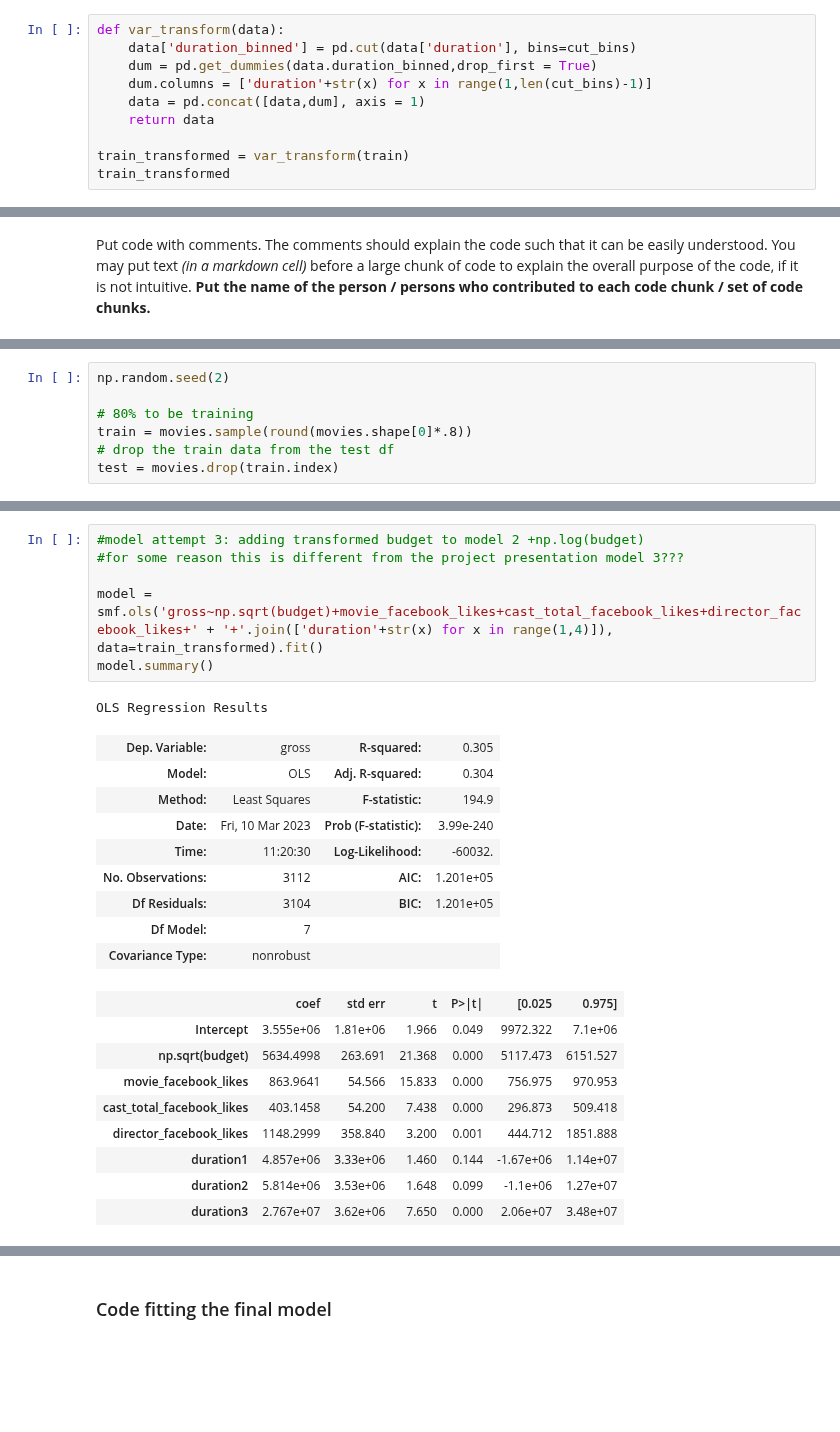
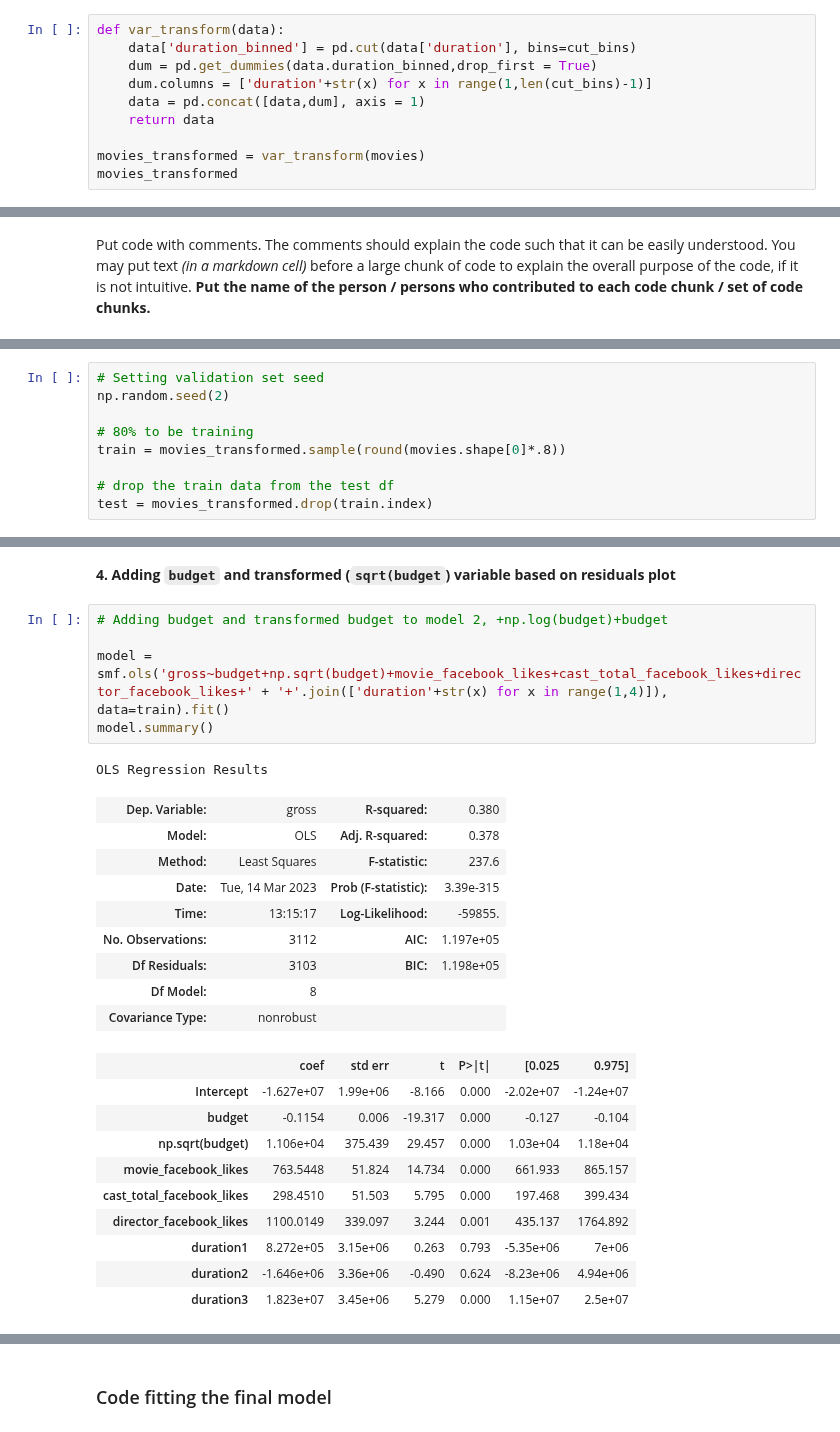
Before and after one commit to kennyeon/Too-Pullz-Project, a Jupyter notebook: Project Code Template.ipynb, the cells around one changed output, grey strips where cells are left out. Cells and saved outputs as stored; diff of their text form; blank space fills up the shorter version.

```diff
--- a/Project Code Template.ipynb
+++ b/Project Code Template.ipynb
@@ -392,7 +364,7 @@ def var_transform(data):
     data = pd.concat([data,dum], axis = 1)
     return data
 
-train_transformed = var_transform(train)
-train_transformed
+movies_transformed = var_transform(movies)
+movies_transformed
 # %% [output]
 |  | color | director_name | num_critic_for_reviews | duration | director_facebook_likes | actor_3_facebook_likes | ... |
@@ -440,0 +429,9 @@ The following data preparation steps helped us to prepare our data for implement
+# %%
+# Setting validation set seed
+np.random.seed(2)
+
+# 80% to be training
+train = movies_transformed.sample(round(movies.shape[0]*.8))
+
+# drop the train data from the test df
+test = movies_transformed.drop(train.index)
@@ -443,7 +517,0 @@ The following data preparation steps helped us to prepare our data for implement
-# %%
-np.random.seed(2)
-
-# 80% to be training
-train = movies.sample(round(movies.shape[0]*.8))
-# drop the train data from the test df
-test = movies.drop(train.index)
@@ -509,26 +721,28 @@ strong multicollinearity or other numerical problems.
+# %% [markdown]
+**4. Adding `budget` and transformed (`sqrt(budget`) variable based on residuals plot**
 # %%
-#model attempt 3: adding transformed budget to model 2 +np.log(budget)
-#for some reason this is different from the project presentation model 3???
+# Adding budget and transformed budget to model 2, +np.log(budget)+budget
 
-model = smf.ols('gross~np.sqrt(budget)+movie_facebook_likes+cast_total_facebook_likes+director_facebook_likes+' + '+'.join(['duration'+str(x) for x in range(1,4)]), data=train_transformed).fit()
+model = smf.ols('gross~budget+np.sqrt(budget)+movie_facebook_likes+cast_total_facebook_likes+director_facebook_likes+' + '+'.join(['duration'+str(x) for x in range(1,4)]), data=train).fit()
 model.summary()
 # %% [output]
 OLS Regression Results
-| Dep. Variable: | gross | R-squared: | 0.305 |
-| Model: | OLS | Adj. R-squared: | 0.304 |
-| Method: | Least Squares | F-statistic: | 194.9 |
-| Date: | Fri, 10 Mar 2023 | Prob (F-statistic): | 3.99e-240 |
-| Time: | 11:20:30 | Log-Likelihood: | -60032. |
-| No. Observations: | 3112 | AIC: | 1.201e+05 |
-| Df Residuals: | 3104 | BIC: | 1.201e+05 |
-| Df Model: | 7 |  |  |
+| Dep. Variable: | gross | R-squared: | 0.380 |
+| Model: | OLS | Adj. R-squared: | 0.378 |
+| Method: | Least Squares | F-statistic: | 237.6 |
+| Date: | Tue, 14 Mar 2023 | Prob (F-statistic): | 3.39e-315 |
+| Time: | 13:15:17 | Log-Likelihood: | -59855. |
+| No. Observations: | 3112 | AIC: | 1.197e+05 |
+| Df Residuals: | 3103 | BIC: | 1.198e+05 |
+| Df Model: | 8 |  |  |
 | Covariance Type: | nonrobust |  |  |
 |  | coef | std err | t | P>|t| | [0.025 | 0.975] |
-| Intercept | 3.555e+06 | 1.81e+06 | 1.966 | 0.049 | 9972.322 | 7.1e+06 |
-| np.sqrt(budget) | 5634.4998 | 263.691 | 21.368 | 0.000 | 5117.473 | 6151.527 |
-| movie_facebook_likes | 863.9641 | 54.566 | 15.833 | 0.000 | 756.975 | 970.953 |
-| cast_total_facebook_likes | 403.1458 | 54.200 | 7.438 | 0.000 | 296.873 | 509.418 |
-| director_facebook_likes | 1148.2999 | 358.840 | 3.200 | 0.001 | 444.712 | 1851.888 |
-| duration1 | 4.857e+06 | 3.33e+06 | 1.460 | 0.144 | -1.67e+06 | 1.14e+07 |
-| duration2 | 5.814e+06 | 3.53e+06 | 1.648 | 0.099 | -1.1e+06 | 1.27e+07 |
-| duration3 | 2.767e+07 | 3.62e+06 | 7.650 | 0.000 | 2.06e+07 | 3.48e+07 |
+| Intercept | -1.627e+07 | 1.99e+06 | -8.166 | 0.000 | -2.02e+07 | -1.24e+07 |
+| budget | -0.1154 | 0.006 | -19.317 | 0.000 | -0.127 | -0.104 |
+| np.sqrt(budget) | 1.106e+04 | 375.439 | 29.457 | 0.000 | 1.03e+04 | 1.18e+04 |
+| movie_facebook_likes | 763.5448 | 51.824 | 14.734 | 0.000 | 661.933 | 865.157 |
+| cast_total_facebook_likes | 298.4510 | 51.503 | 5.795 | 0.000 | 197.468 | 399.434 |
+| director_facebook_likes | 1100.0149 | 339.097 | 3.244 | 0.001 | 435.137 | 1764.892 |
+| duration1 | 8.272e+05 | 3.15e+06 | 0.263 | 0.793 | -5.35e+06 | 7e+06 |
+| duration2 | -1.646e+06 | 3.36e+06 | -0.490 | 0.624 | -8.23e+06 | 4.94e+06 |
+| duration3 | 1.823e+07 | 3.45e+06 | 5.279 | 0.000 | 1.15e+07 | 2.5e+07 |
```
Also changed, not shown: parts of 91 cells of this notebook.
